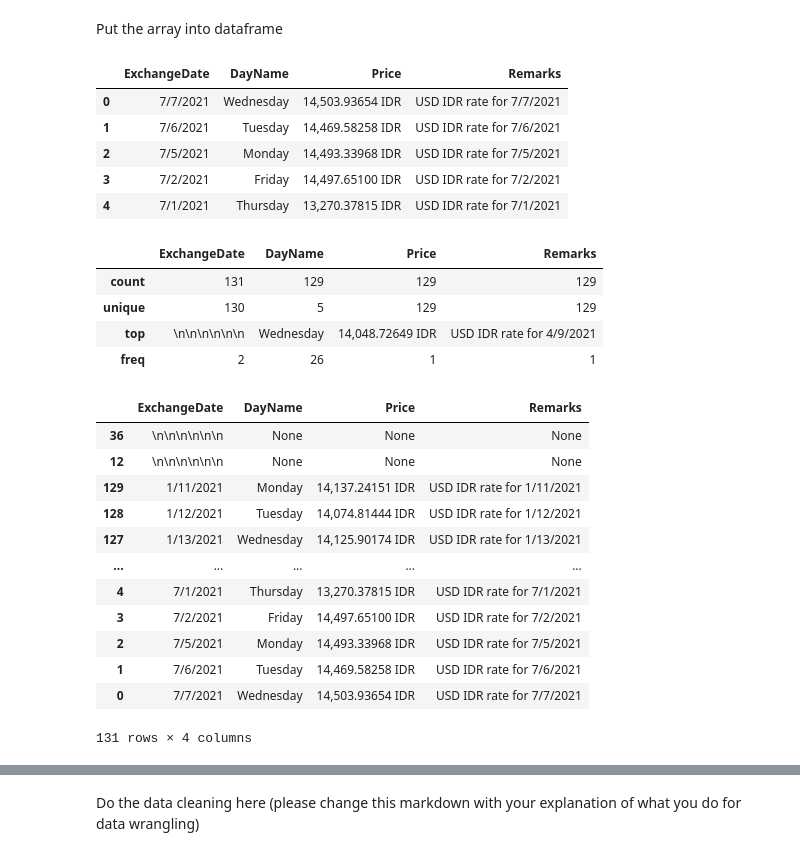
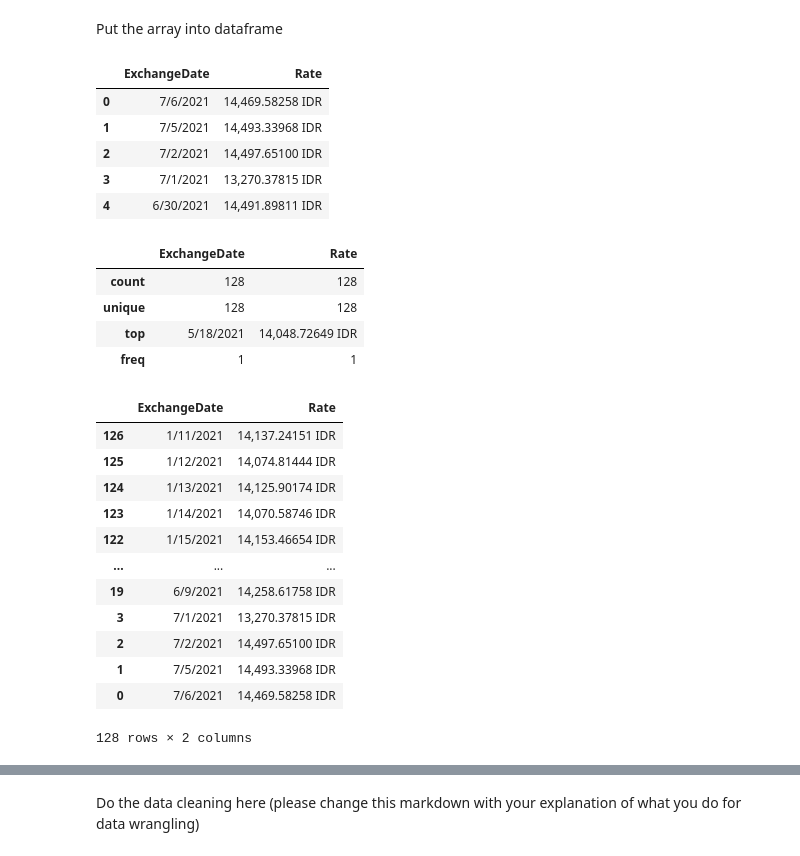
Before and after one commit to zetrosoft/BeautifulSoup-Capstone, a Jupyter notebook: Notebook Skeleton Guide Capstone Beautiful Soup.ipynb, the cells around one changed output, grey strips where cells are left out. Drawn from its saved outputs; the diff is of its cells as text; code cells hidden in the pictures.

```diff
--- a/Notebook Skeleton Guide Capstone Beautiful Soup.ipynb
+++ b/Notebook Skeleton Guide Capstone Beautiful Soup.ipynb
@@ -90,0 +63,13 @@ temp
+# %%
+temp = []
+row = table.find_all('tr',attrs={'class':None})
+row_length= len(row)
+
+for i in range(1,row_length):
+    ExchangeDate =  row[i].find_all('td')[0].text
+    RatePrice =  row[i].find_all('td')[2].text
+
+    temp.append((ExchangeDate,RatePrice))
+
+
+temp
@@ -95,36 +98,36 @@ Put the array into dataframe
 # %%
 import pandas as pd
 
-df = pd.DataFrame(temp,columns =['ExchangeDate','DayName','Price','Remarks'])
+df = pd.DataFrame(temp,columns =['ExchangeDate','Rate'])
 df.head()
 # %% [output]
-|  | ExchangeDate | DayName | Price | Remarks |
-| 0 | 7/7/2021 | Wednesday | 14,503.93654 IDR | USD IDR rate for 7/7/2021 |
-| 1 | 7/6/2021 | Tuesday | 14,469.58258 IDR | USD IDR rate for 7/6/2021 |
-| 2 | 7/5/2021 | Monday | 14,493.33968 IDR | USD IDR rate for 7/5/2021 |
-| 3 | 7/2/2021 | Friday | 14,497.65100 IDR | USD IDR rate for 7/2/2021 |
-| 4 | 7/1/2021 | Thursday | 13,270.37815 IDR | USD IDR rate for 7/1/2021 |
+|  | ExchangeDate | Rate |
+| 0 | 7/6/2021 | 14,469.58258 IDR |
+| 1 | 7/5/2021 | 14,493.33968 IDR |
+| 2 | 7/2/2021 | 14,497.65100 IDR |
+| 3 | 7/1/2021 | 13,270.37815 IDR |
+| 4 | 6/30/2021 | 14,491.89811 IDR |
 # %%
 df.describe()
 # %% [output]
-|  | ExchangeDate | DayName | Price | Remarks |
-| count | 131 | 129 | 129 | 129 |
-| unique | 130 | 5 | 129 | 129 |
-| top | \n\n\n\n\n\n | Wednesday | 14,048.72649 IDR | USD IDR rate for 4/9/2021 |
-| freq | 2 | 26 | 1 | 1 |
+|  | ExchangeDate | Rate |
+| count | 128 | 128 |
+| unique | 128 | 128 |
+| top | 5/18/2021 | 14,048.72649 IDR |
+| freq | 1 | 1 |
 # %%
 df.sort_values(by='ExchangeDate')
 # %% [output]
-|  | ExchangeDate | DayName | Price | Remarks |
-| 36 | \n\n\n\n\n\n | None | None | None |
-| 12 | \n\n\n\n\n\n | None | None | None |
-| 129 | 1/11/2021 | Monday | 14,137.24151 IDR | USD IDR rate for 1/11/2021 |
-| 128 | 1/12/2021 | Tuesday | 14,074.81444 IDR | USD IDR rate for 1/12/2021 |
-| 127 | 1/13/2021 | Wednesday | 14,125.90174 IDR | USD IDR rate for 1/13/2021 |
-| ... | ... | ... | ... | ... |
-| 4 | 7/1/2021 | Thursday | 13,270.37815 IDR | USD IDR rate for 7/1/2021 |
-| 3 | 7/2/2021 | Friday | 14,497.65100 IDR | USD IDR rate for 7/2/2021 |
-| 2 | 7/5/2021 | Monday | 14,493.33968 IDR | USD IDR rate for 7/5/2021 |
-| 1 | 7/6/2021 | Tuesday | 14,469.58258 IDR | USD IDR rate for 7/6/2021 |
-| 0 | 7/7/2021 | Wednesday | 14,503.93654 IDR | USD IDR rate for 7/7/2021 |
+|  | ExchangeDate | Rate |
+| 126 | 1/11/2021 | 14,137.24151 IDR |
+| 125 | 1/12/2021 | 14,074.81444 IDR |
+| 124 | 1/13/2021 | 14,125.90174 IDR |
+| 123 | 1/14/2021 | 14,070.58746 IDR |
+| 122 | 1/15/2021 | 14,153.46654 IDR |
+| ... | ... | ... |
+| 19 | 6/9/2021 | 14,258.61758 IDR |
+| 3 | 7/1/2021 | 13,270.37815 IDR |
+| 2 | 7/2/2021 | 14,497.65100 IDR |
+| 1 | 7/5/2021 | 14,493.33968 IDR |
+| 0 | 7/6/2021 | 14,469.58258 IDR |
-131 rows × 4 columns
+128 rows × 2 columns
```
Also changed, not shown: parts of 11 cells of this notebook, 1 other file.
